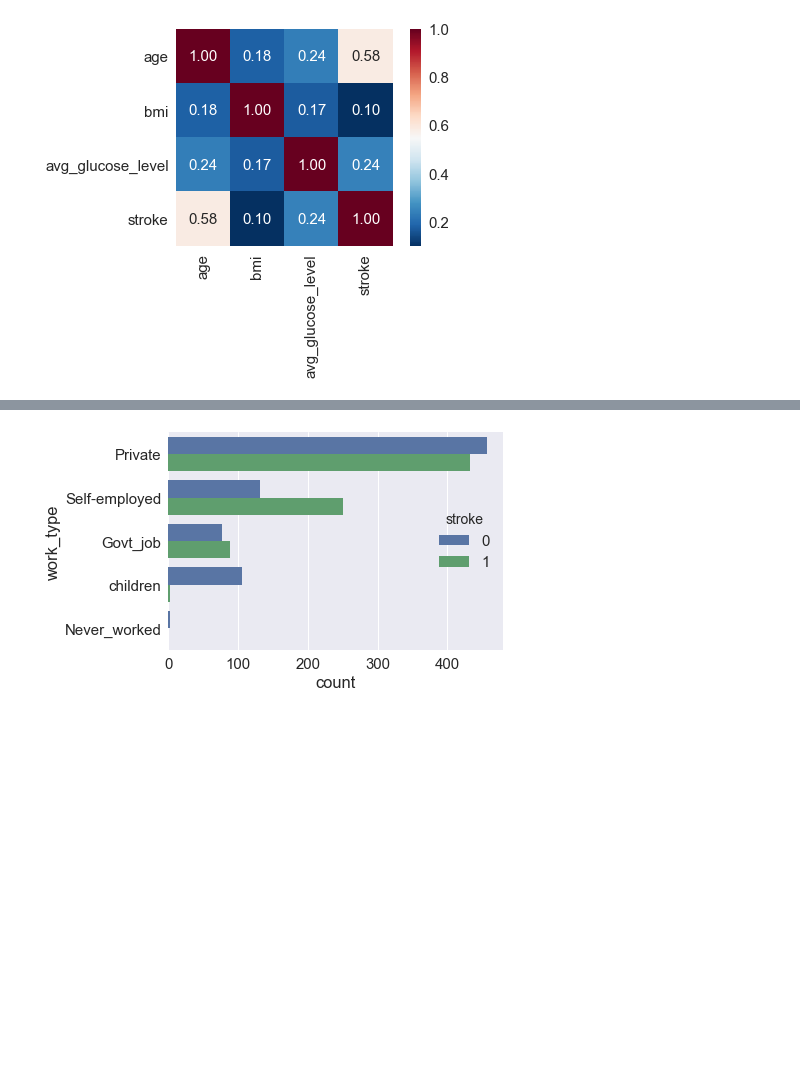
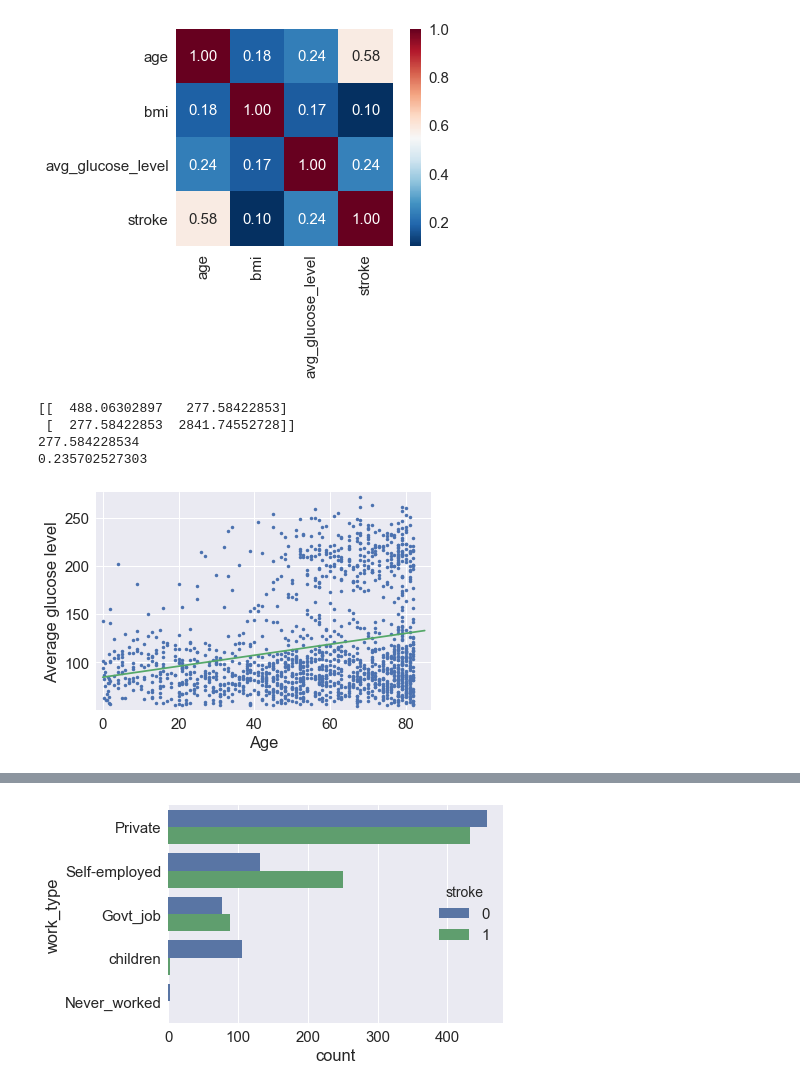
Before and after one commit to emgoh/capstone, a Jupyter notebook: capstone_codes/cp_data_exploration.ipynb, the cells around one changed output, grey strips where cells are left out. Cells and saved outputs as stored; diff of their text form; code cells hidden in the pictures; blank space fills up the shorter version.

```diff
--- a/capstone_codes/cp_data_exploration.ipynb
+++ b/capstone_codes/cp_data_exploration.ipynb
@@ -291,3 +291,52 @@ hm = sns.heatmap(cm_downsampled, cmap='RdBu_r', cbar=True,
 plt.show()
 # %% [output]
 [figure]
+# %%
+# Linear Regression Analysis #
+x_age = df_downsampled['age']
+x_avg_glucose = df_downsampled['avg_glucose_level']
+# Compute the covariance matrix:
+cov_mat = np.cov(x_age, x_avg_glucose)
+# Print covariance matrix:
+print(cov_mat)
+
+# Extract covariance of age and avg_glucose_level:
+cov_str = cov_mat[0,1]
+# Print the age/avg_glucose_level covariance:
+print(cov_str)
+
+# Compue Pearson correlation coefficient:
+def pearson_r(x,y):
+    """Computer Pearson correlation coefficient between 2 arrays."""
+    corr_mat=np.corrcoef(x,y)
+    return corr_mat[0,1]
+
+# Compute Pearson correlation coefficient for age vs. avg_glucose_level:
+r = pearson_r(x_age,x_avg_glucose)
+# Print Pearson correlation coefficient:
+print(r)
+# %% [output]
+[[  488.06302897   277.58422853]
+ [  277.58422853  2841.74552728]]
+277.584228534
+0.235702527303
+# %%
+# Linear regression and scatterplot:
+# Plot age vs. avg_glucose_level
+_=plt.plot(x_age,x_avg_glucose,marker='.',linestyle='none')
+plt.margins(0.02)
+_=plt.xlabel('Age')
+_=plt.ylabel('Average glucose level')
+
+# Perform a linear regression using np.polyfit():
+a,b = np.polyfit(x_age,x_avg_glucose,1)
+
+# Make theoretical line to plot:
+x = np.array([0,85]) # theor_age
+y = a*x+b # theor_avg_glucose_level
+
+# Add regression line to plot:
+_=plt.plot(x,y)
+plt.show()
+# %% [output]
+[figure, added]
```
Also changed, not shown: parts of 1 cell of this notebook.
